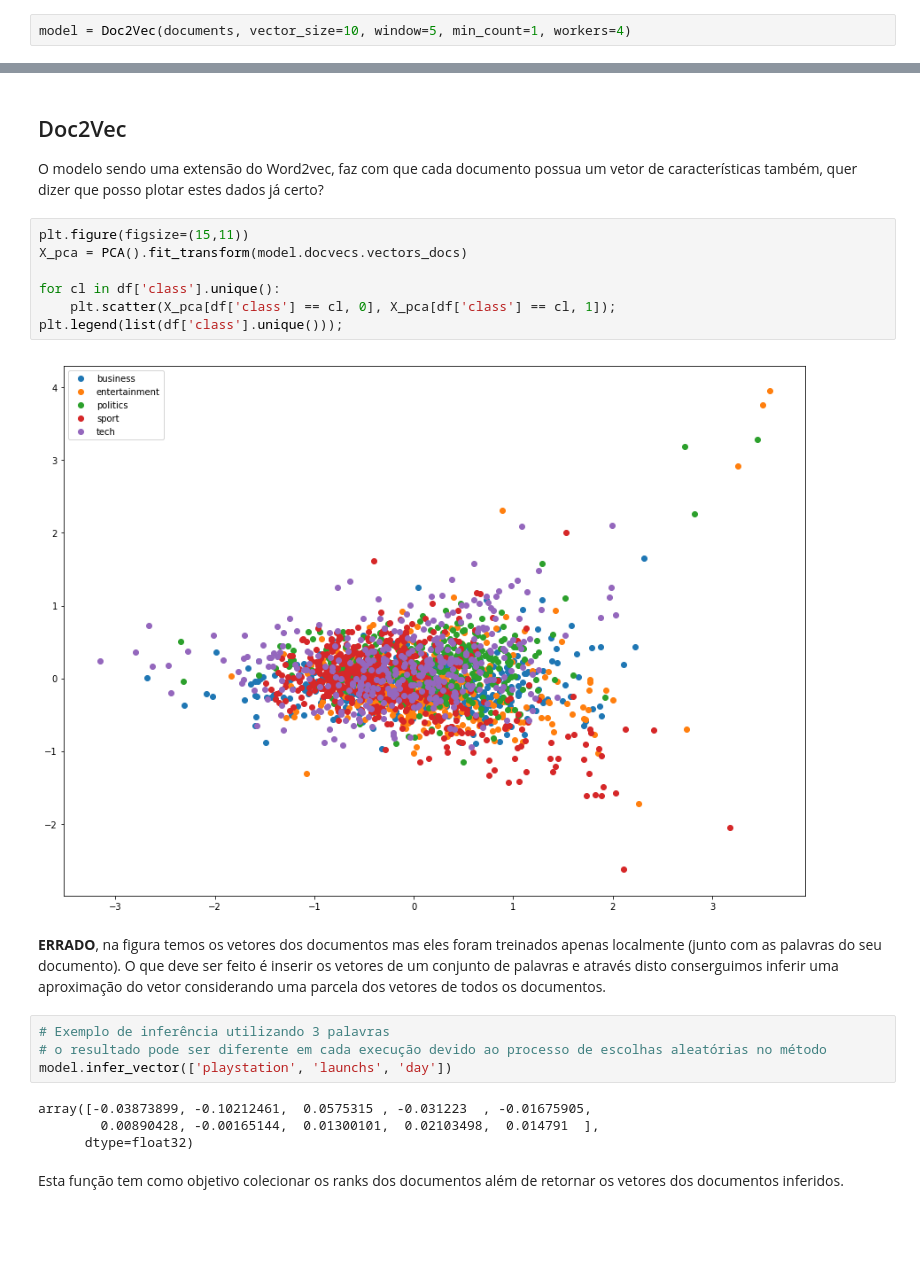
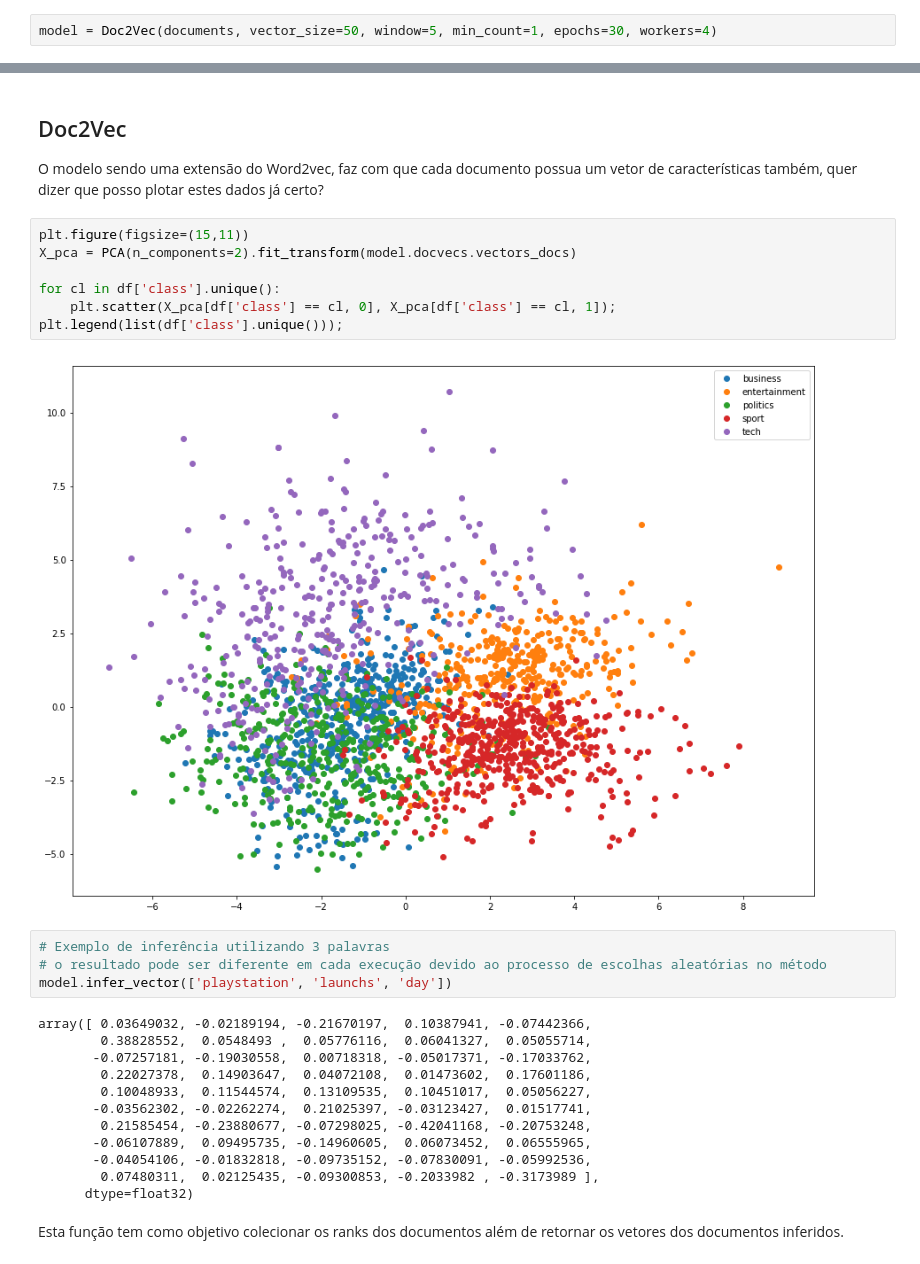
Before and after one commit to ignitz/datamining_tp2, a Jupyter notebook: TP2 - Classificadores não supervisionados.ipynb, the cells around one changed output, grey strips where cells are left out. Drawn from its saved outputs; the diff is of its cells as text; blank space fills up the shorter version.

```diff
--- a/TP2 - Classificadores não supervisionados.ipynb
+++ b/TP2 - Classificadores não supervisionados.ipynb
@@ -135,5 +139,5 @@ Aqui ocorre o treinamento, que é feito o dicionário, o treinamento Word2vec ju
 # %%
-model = Doc2Vec(documents, vector_size=10, window=5, min_count=1, workers=4)
+model = Doc2Vec(documents, vector_size=50, window=5, min_count=1, epochs=30, workers=4)
 # %% [markdown]
 ## Visualização do Word2vec
 
@@ -216,22 +205,28 @@ pride [('sample', 0.9837791323661804), ('urge', 0.9829254746437073), ('safer', 0
 O modelo sendo uma extensão do Word2vec, faz com que cada documento possua um vetor de características também, quer dizer que posso plotar estes dados já certo?
 # %%
 plt.figure(figsize=(15,11))
-X_pca = PCA().fit_transform(model.docvecs.vectors_docs)
+X_pca = PCA(n_components=2).fit_transform(model.docvecs.vectors_docs)
 
 for cl in df['class'].unique():
     plt.scatter(X_pca[df['class'] == cl, 0], X_pca[df['class'] == cl, 1]);
 plt.legend(list(df['class'].unique()));
 # %% [output]
-[figure, old version]
+[figure, new version]
-# %% [markdown]
-**ERRADO**, na figura temos os vetores dos documentos mas eles foram treinados apenas localmente (junto com as palavras do seu documento). O que deve ser feito é inserir os vetores de um conjunto de palavras e através disto conserguimos inferir uma aproximação do vetor considerando uma parcela dos vetores de todos os documentos.
 # %%
 # Exemplo de inferência utilizando 3 palavras
 # o resultado pode ser diferente em cada execução devido ao processo de escolhas aleatórias no método
 model.infer_vector(['playstation', 'launchs', 'day'])
 # %% [output]
-array([-0.03873899, -0.10212461,  0.0575315 , -0.031223  , -0.01675905,
-        0.00890428, -0.00165144,  0.01300101,  0.02103498,  0.014791  ],
+array([ 0.03649032, -0.02189194, -0.21670197,  0.10387941, -0.07442366,
+        0.38828552,  0.0548493 ,  0.05776116,  0.06041327,  0.05055714,
+       -0.07257181, -0.19030558,  0.00718318, -0.05017371, -0.17033762,
+        0.22027378,  0.14903647,  0.04072108,  0.01473602,  0.17601186,
+        0.10048933,  0.11544574,  0.13109535,  0.10451017,  0.05056227,
+       -0.03562302, -0.02262274,  0.21025397, -0.03123427,  0.01517741,
+        0.21585454, -0.23880677, -0.07298025, -0.42041168, -0.20753248,
+       -0.06107889,  0.09495735, -0.14960605,  0.06073452,  0.06555965,
+       -0.04054106, -0.01832818, -0.09735152, -0.07830091, -0.05992536,
+        0.07480311,  0.02125435, -0.09300853, -0.2033982 , -0.3173989 ],
       dtype=float32)
 # %% [markdown]
 Esta função tem como objetivo colecionar os ranks dos documentos além de retornar os vetores dos documentos inferidos.
```
Also changed, not shown: parts of 23 cells of this notebook, 7 other files.
